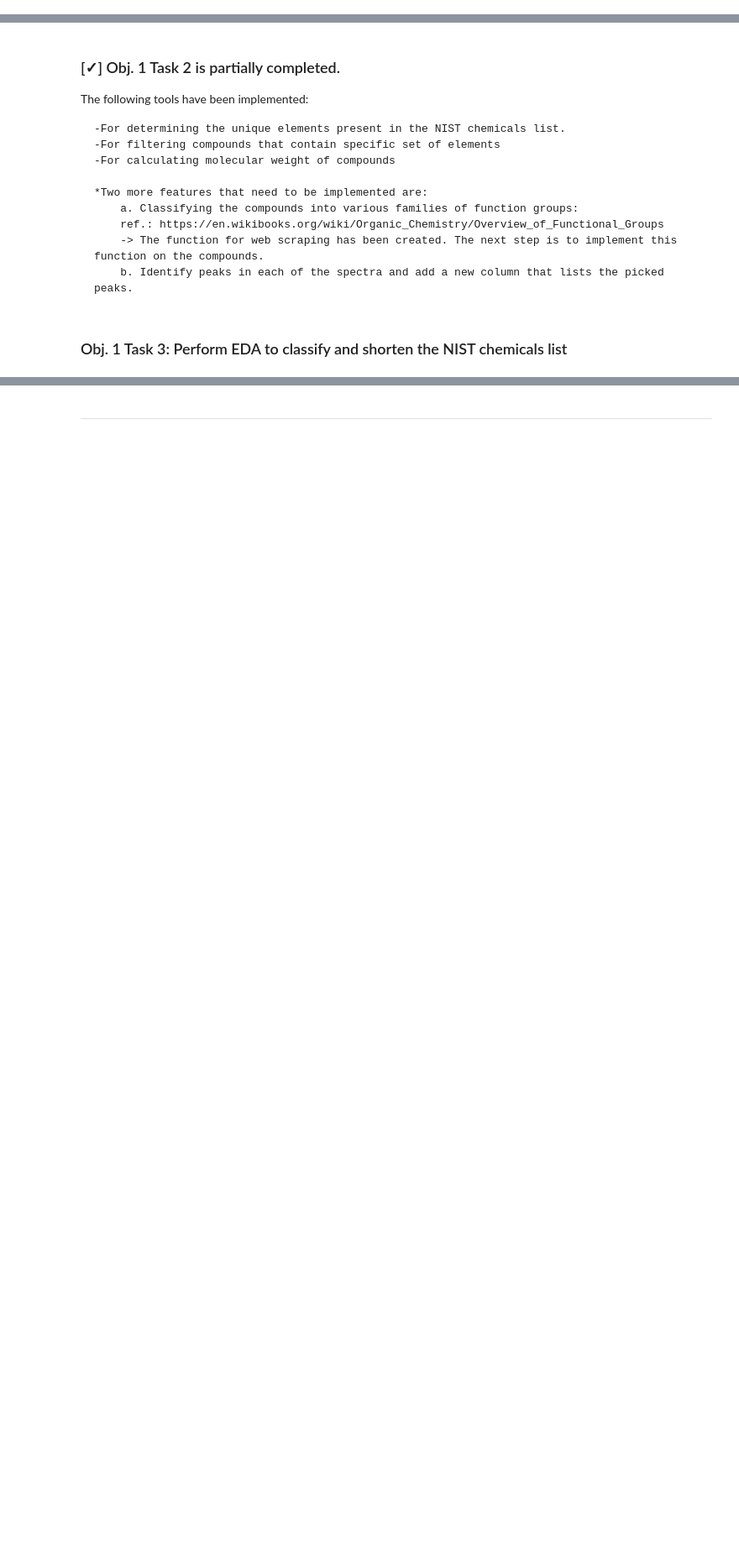
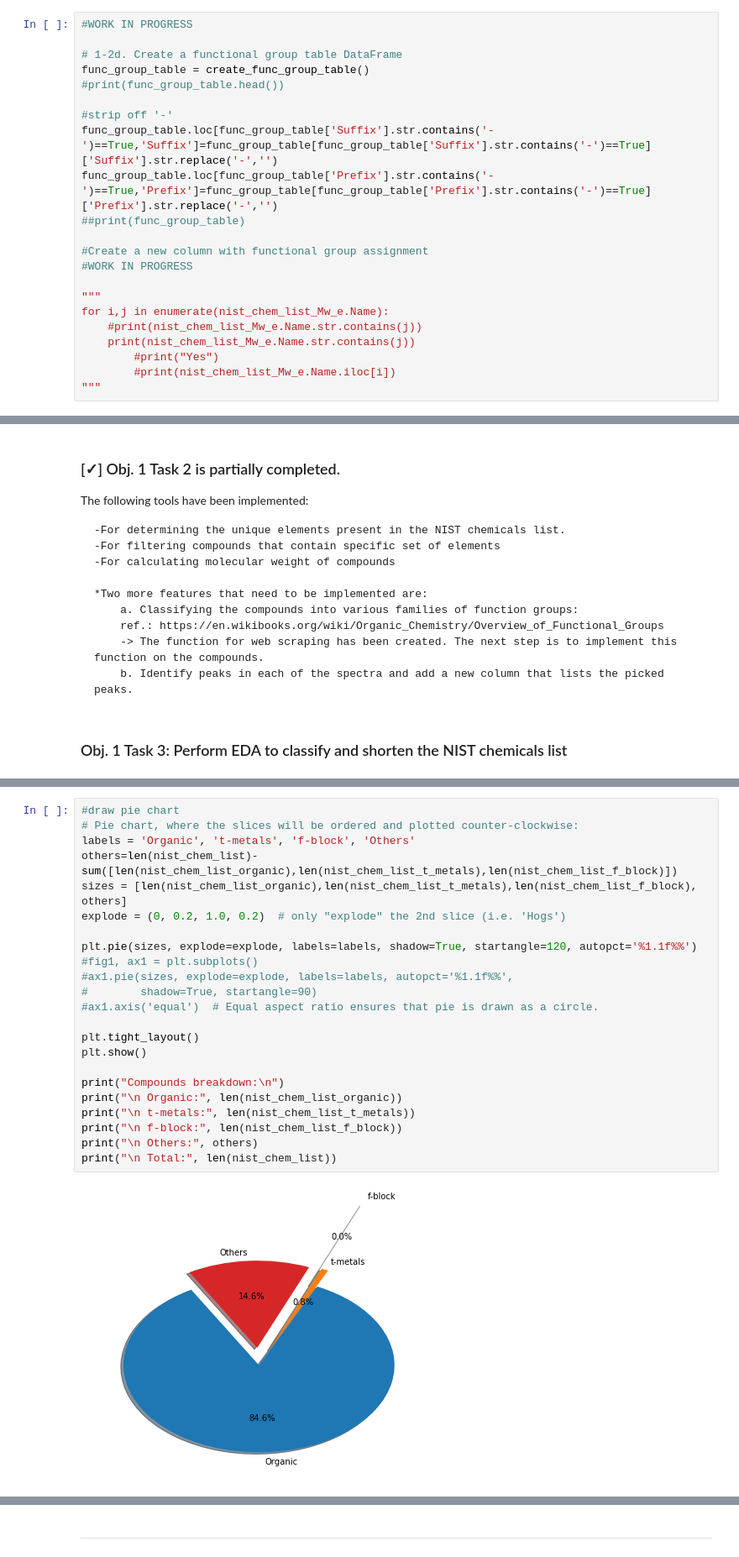
Before and after one commit to rayguna/IR-spectra-analyzer, a Jupyter notebook: IR-analyzer (MAIN).ipynb, the cells around one changed output, grey strips where cells are left out. Shown at 84% size. Cells and saved outputs as stored; diff of their text form; blank space fills up the shorter version.

```diff
--- a/IR-analyzer (MAIN).ipynb
+++ b/IR-analyzer (MAIN).ipynb
@@ -385,0 +409,22 @@ CAS
+# %%
+#WORK IN PROGRESS
+
+# 1-2d. Create a functional group table DataFrame
+func_group_table = create_func_group_table()
+#print(func_group_table.head())
+
+#strip off '-'
+func_group_table.loc[func_group_table['Suffix'].str.contains('-')==True,'Suffix']=func_group_table[func_group_table['Suffix'].str.contains('-')==True]['Suffix'].str.replace('-','')
+func_group_table.loc[func_group_table['Prefix'].str.contains('-')==True,'Prefix']=func_group_table[func_group_table['Prefix'].str.contains('-')==True]['Prefix'].str.replace('-','')
+##print(func_group_table)
+
+#Create a new column with functional group assignment
+#WORK IN PROGRESS
+
+"""
+for i,j in enumerate(nist_chem_list_Mw_e.Name):
+    #print(nist_chem_list_Mw_e.Name.str.contains(j))
+    print(nist_chem_list_Mw_e.Name.str.contains(j))
+        #print("Yes")
+        #print(nist_chem_list_Mw_e.Name.iloc[i])
+"""
@@ -487,0 +553,25 @@ Data overview None
+# %%
+#draw pie chart
+# Pie chart, where the slices will be ordered and plotted counter-clockwise:
+labels = 'Organic', 't-metals', 'f-block', 'Others'
+others=len(nist_chem_list)-sum([len(nist_chem_list_organic),len(nist_chem_list_t_metals),len(nist_chem_list_f_block)])
+sizes = [len(nist_chem_list_organic),len(nist_chem_list_t_metals),len(nist_chem_list_f_block), others]
+explode = (0, 0.2, 1.0, 0.2)  # only "explode" the 2nd slice (i.e. 'Hogs')
+
+plt.pie(sizes, explode=explode, labels=labels, shadow=True, startangle=120, autopct='%1.1f%%')
+#fig1, ax1 = plt.subplots()
+#ax1.pie(sizes, explode=explode, labels=labels, autopct='%1.1f%%',
+#        shadow=True, startangle=90)
+#ax1.axis('equal')  # Equal aspect ratio ensures that pie is drawn as a circle.
+
+plt.tight_layout()
+plt.show()
+
+print("Compounds breakdown:\n")
+print("\n Organic:", len(nist_chem_list_organic))
+print("\n t-metals:", len(nist_chem_list_t_metals))
+print("\n f-block:", len(nist_chem_list_f_block))
+print("\n Others:", others)
+print("\n Total:", len(nist_chem_list))
+# %% [output]
+[figure, added]
```
Also changed, not shown: parts of 17 cells of this notebook.
